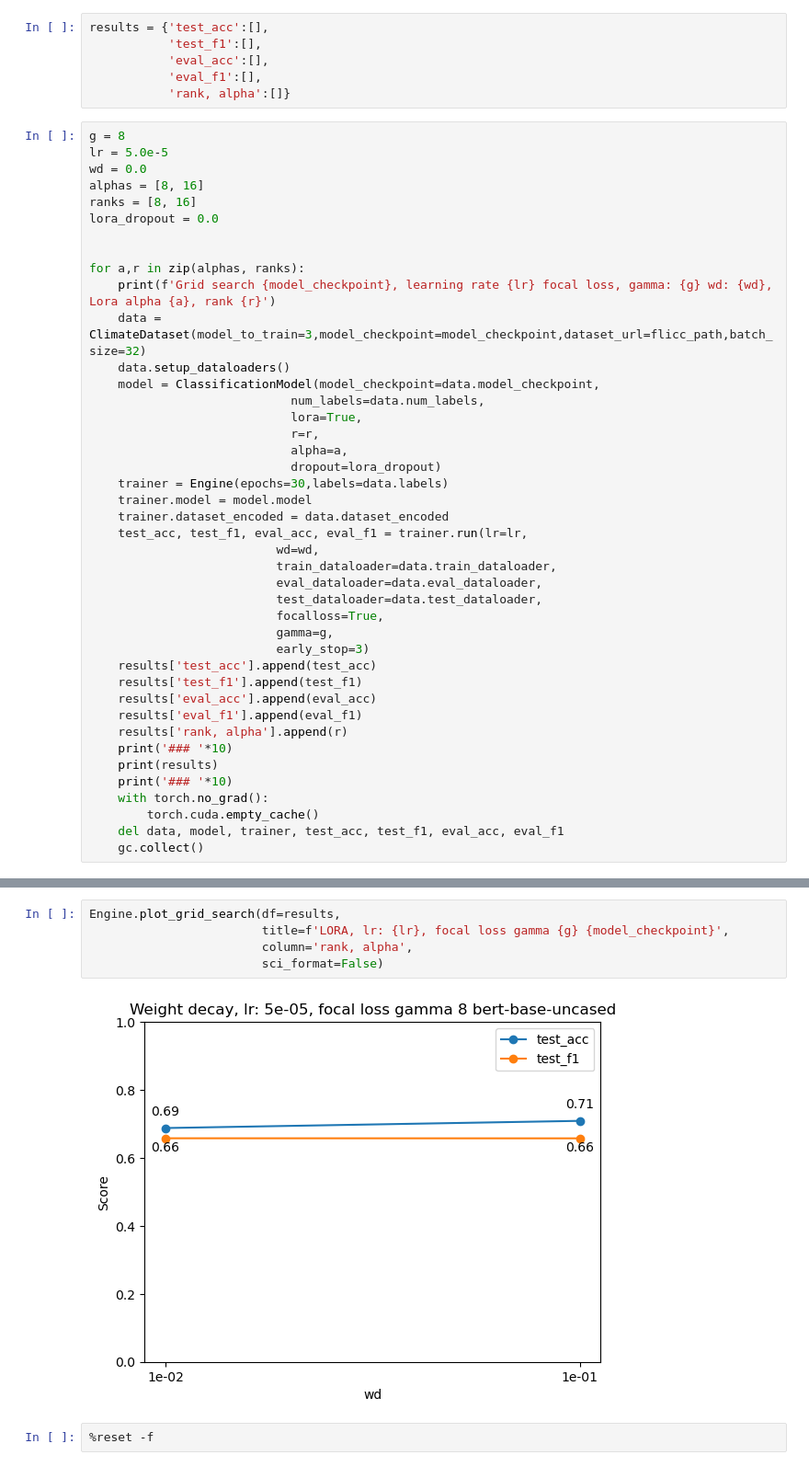
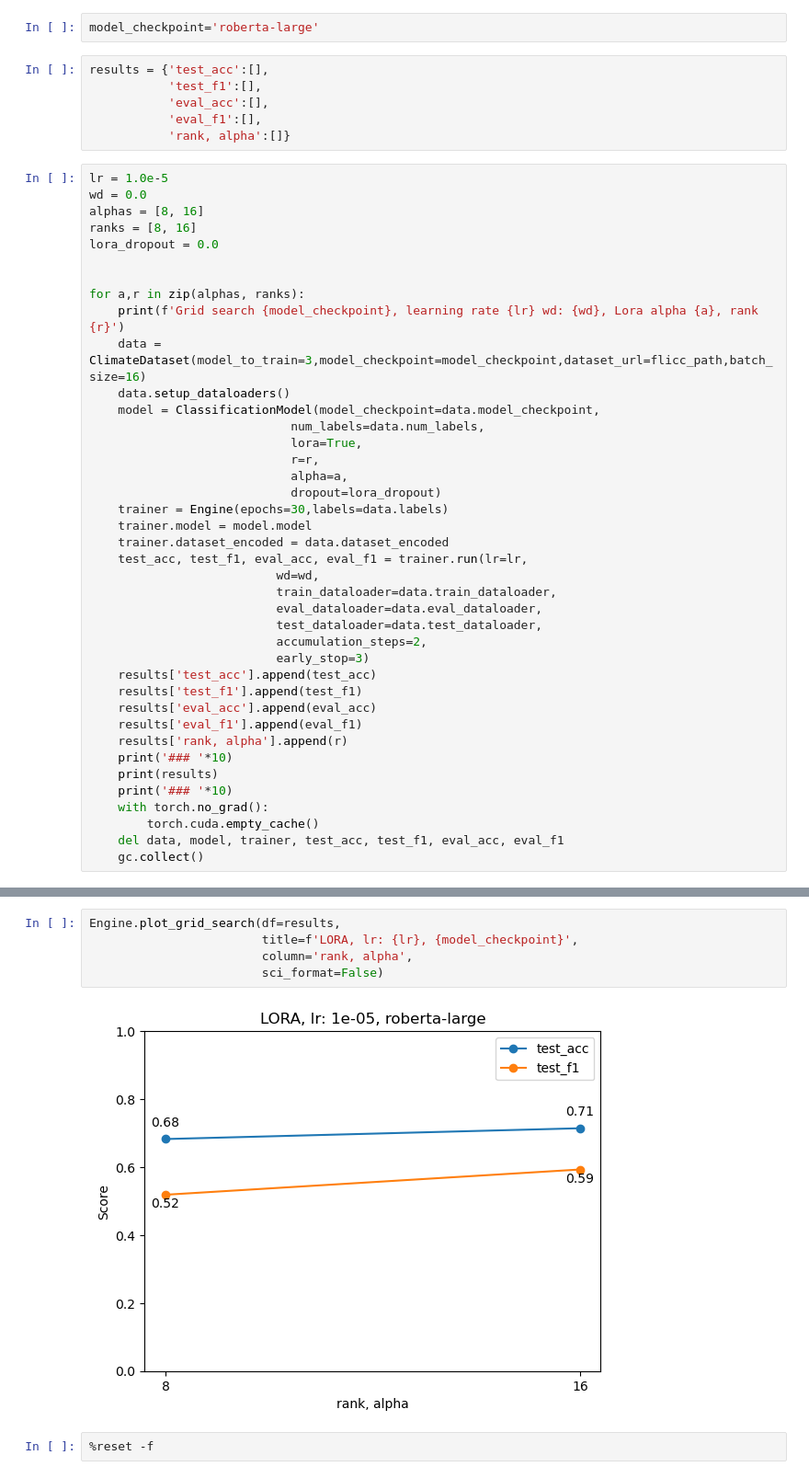
Before and after one commit to fzanart/FLICC, a Jupyter notebook: grid_search/model3/lora/13_RoBERTa_lora.ipynb, the cells around one changed output, grey strips where cells are left out. Shown at 92% size. Drawn from its saved outputs; the diff is of its cells as text.

```diff
--- a/grid_search/model3/lora/13_RoBERTa_lora.ipynb
+++ b/grid_search/model3/lora/13_RoBERTa_lora.ipynb
@@ -14,3 +12,5 @@ model_checkpoint='bert-base-uncased'
+# %%
+model_checkpoint='roberta-large'
 # %%
 results = {'test_acc':[],
            'test_f1':[],
@@ -18,8 +18,7 @@ results = {'test_acc':[],
            'eval_f1':[],
            'rank, alpha':[]}
 # %%
-g = 8
-lr = 5.0e-5
+lr = 1.0e-5
 wd = 0.0
 alphas = [8, 16]
 ranks = [8, 16]
@@ -27,8 +26,8 @@ lora_dropout = 0.0
 
 
 for a,r in zip(alphas, ranks):
-    print(f'Grid search {model_checkpoint}, learning rate {lr} focal loss, gamma: {g} wd: {wd}, Lora alpha {a}, rank {r}')
-    data = ClimateDataset(model_to_train=3,model_checkpoint=model_checkpoint,dataset_url=flicc_path,batch_size=32)
+    print(f'Grid search {model_checkpoint}, learning rate {lr} wd: {wd}, Lora alpha {a}, rank {r}')
+    data = ClimateDataset(model_to_train=3,model_checkpoint=model_checkpoint,dataset_url=flicc_path,batch_size=16)
     data.setup_dataloaders()
     model = ClassificationModel(model_checkpoint=data.model_checkpoint,
                             num_labels=data.num_labels,
@@ -44,8 +43,7 @@ for a,r in zip(alphas, ranks):
                           train_dataloader=data.train_dataloader,
                           eval_dataloader=data.eval_dataloader,
                           test_dataloader=data.test_dataloader,
-                          focalloss=True,
-                          gamma=g,
+                          accumulation_steps=2,
                           early_stop=3)
     results['test_acc'].append(test_acc)
     results['test_f1'].append(test_f1)
@@ -103,10 +101,10 @@ You're using a BertTokenizerFast tokenizer. Please note that with a fast tokeniz
 ### ### ### ### ### ### ### ### ### ###
 # %%
 Engine.plot_grid_search(df=results,
-                        title=f'LORA, lr: {lr}, focal loss gamma {g} {model_checkpoint}',
+                        title=f'LORA, lr: {lr}, {model_checkpoint}',
                         column='rank, alpha',
                         sci_format=False)
 # %% [output]
-[figure, old version]
+[figure, new version]
 # %%
 %reset -f
```
Also changed, not shown: parts of 2 cells of this notebook, 2 other files.
